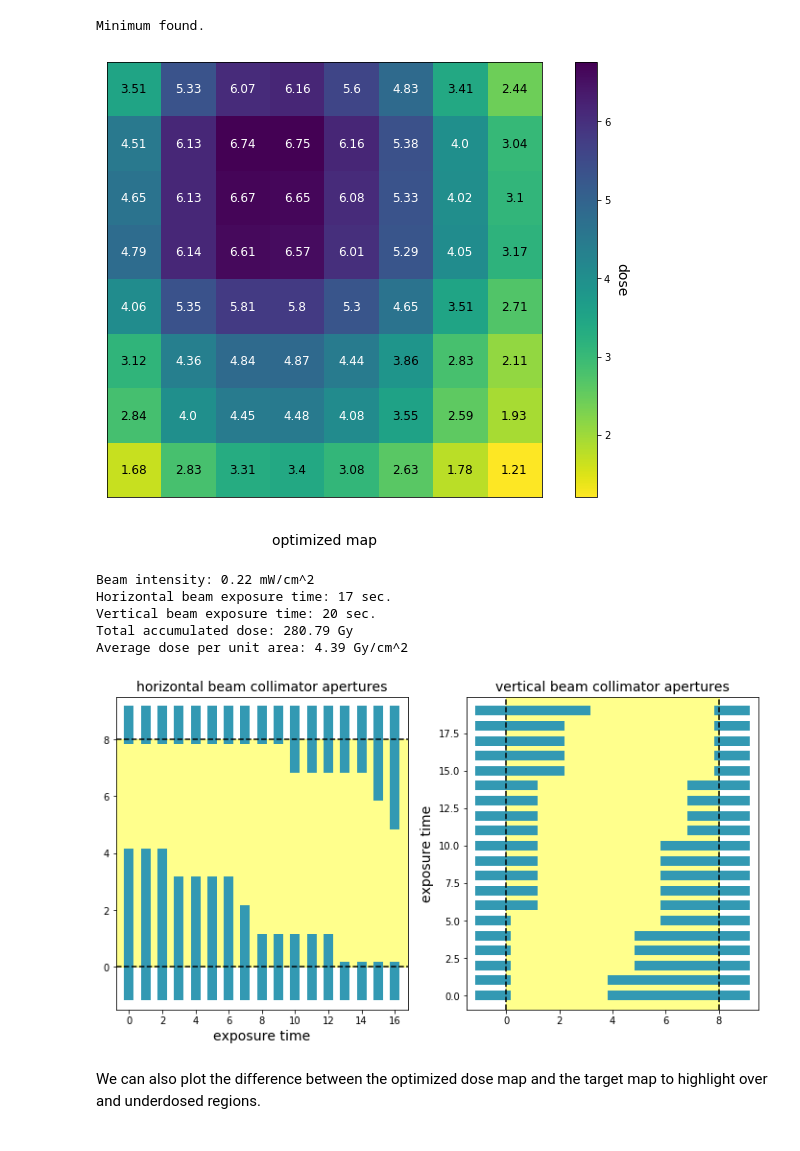
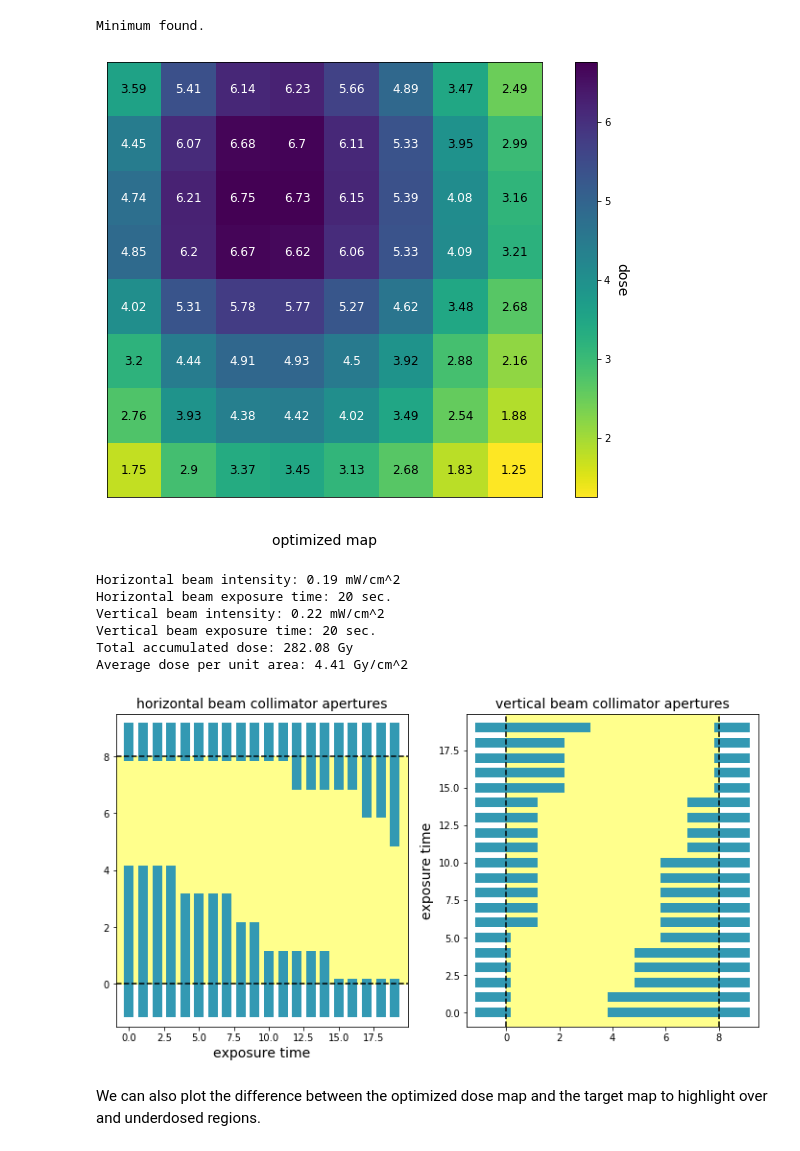
Before and after one commit to DualSapiens/cs207-FinalProject, a Jupyter notebook: docs/examples/optimize_demo.ipynb, the cells around one changed output. Cells and saved outputs as stored; diff of their text form; code cells hidden in the pictures.

```diff
--- a/docs/examples/optimize_demo.ipynb
+++ b/docs/examples/optimize_demo.ipynb
@@ -56,5 +56,5 @@ The `optimize` function returns the beam intensity, accumulated intensity profil
 # %%
-beam_intensity, profiles, dose_map, horiz_collimator, vert_collimator = plan.optimize(exposure_time=8)
+dose_map, horiz_beam, vert_beam = plan.optimize(exposure_time=4)
 fig, ax = plt.subplots(1,1,figsize=(5,5))
 plot_map(dose_map, "optimized", ax, "viridis_r")
 plt.show()
@@ -129,7 +131,7 @@ plt.show()
 # %% [output]
 [figure]
 # %%
-beam_intensity, profiles, dose_map, horiz_collimator, vert_collimator = plan.optimize(exposure_time=20)
+dose_map, horiz_beam, vert_beam = plan.optimize(exposure_time=20)
 # %% [output]
 Minimum found.
 # %%
@@ -139,16 +141,17 @@ plt.show()
 
 plan.print_summary()
 # %% [output]
-[figure, old version]
+[figure, new version]
-Beam intensity: 0.22 mW/cm^2
-Horizontal beam exposure time: 17 sec.
+Horizontal beam intensity: 0.19 mW/cm^2
+Horizontal beam exposure time: 20 sec.
+Vertical beam intensity: 0.22 mW/cm^2
 Vertical beam exposure time: 20 sec.
-Total accumulated dose: 280.79 Gy
-Average dose per unit area: 4.39 Gy/cm^2
+Total accumulated dose: 282.08 Gy
+Average dose per unit area: 4.41 Gy/cm^2
 # %%
-plot_apertures(m,n,horiz_collimator,vert_collimator)
+plot_apertures(m,n,horiz_beam.collimator,vert_beam.collimator)
 # %% [output]
-[figure, old version]
+[figure, new version]
 # %% [markdown]
 We can also plot the difference between the optimized dose map and the target map to highlight over and underdosed regions.
 # %%
```
Also changed, not shown: parts of 9 cells of this notebook, 1 other file.
